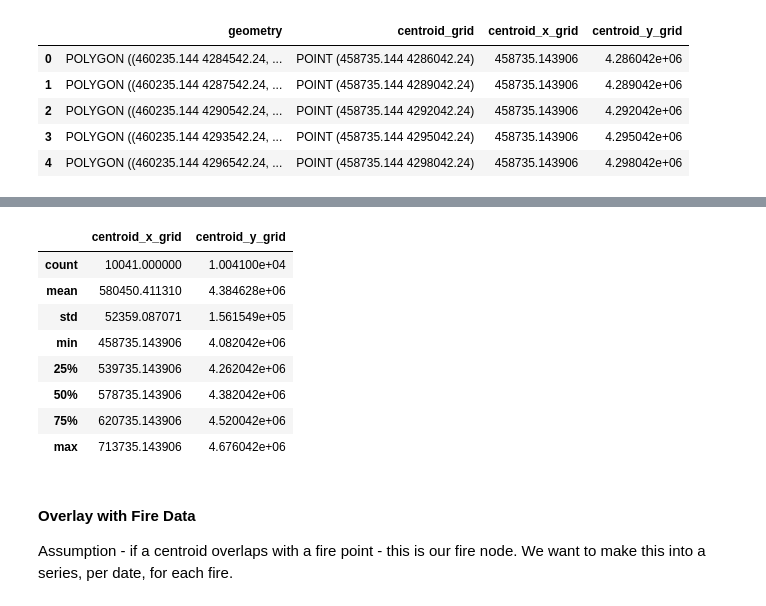
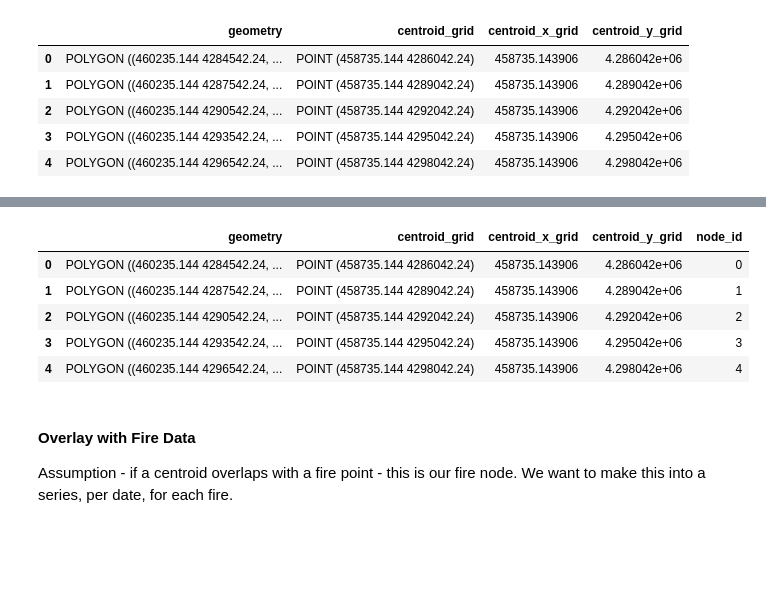
Before and after one commit to selinceydeli/Full-Graph_Wildfire_Prediction, a Jupyter notebook: prep_data.ipynb, the cells around one changed output, grey strips where cells are left out. Saved outputs shown, nothing was run; the diff lists cells and outputs as text; code cells hidden in the pictures; blank space fills up the shorter version.

```diff
--- a/prep_data.ipynb
+++ b/prep_data.ipynb
@@ -172,15 +189,14 @@ DriverError: Failed to open dataset (flags=68): data\rivers\euhydro_tajo_v013.gd
 # %%
-grid_gdf.describe()
+grid_gdf = grid_gdf.reset_index(drop=True)
+grid_gdf["node_id"] = np.arange(len(grid_gdf))
+grid_gdf.head()
 # %% [output]
-|  | centroid_x_grid | centroid_y_grid |
-| count | 10041.000000 | 1.004100e+04 |
-| mean | 580450.411310 | 4.384628e+06 |
-| std | 52359.087071 | 1.561549e+05 |
-| min | 458735.143906 | 4.082042e+06 |
-| 25% | 539735.143906 | 4.262042e+06 |
-| 50% | 578735.143906 | 4.382042e+06 |
-| 75% | 620735.143906 | 4.520042e+06 |
-| max | 713735.143906 | 4.676042e+06 |
+|  | geometry | centroid_grid | centroid_x_grid | centroid_y_grid | node_id |
+| 0 | POLYGON ((460235.144 4284542.24, ... | POINT (458735.144 4286042.24) | 458735.143906 | 4.286042e+06 | 0 |
+| 1 | POLYGON ((460235.144 4287542.24, ... | POINT (458735.144 4289042.24) | 458735.143906 | 4.289042e+06 | 1 |
+| 2 | POLYGON ((460235.144 4290542.24, ... | POINT (458735.144 4292042.24) | 458735.143906 | 4.292042e+06 | 2 |
+| 3 | POLYGON ((460235.144 4293542.24, ... | POINT (458735.144 4295042.24) | 458735.143906 | 4.295042e+06 | 3 |
+| 4 | POLYGON ((460235.144 4296542.24, ... | POINT (458735.144 4298042.24) | 458735.143906 | 4.298042e+06 | 4 |
 # %% [markdown]
 #### Overlay with Fire Data
 
```
Also changed, not shown: parts of 15 cells of this notebook.
